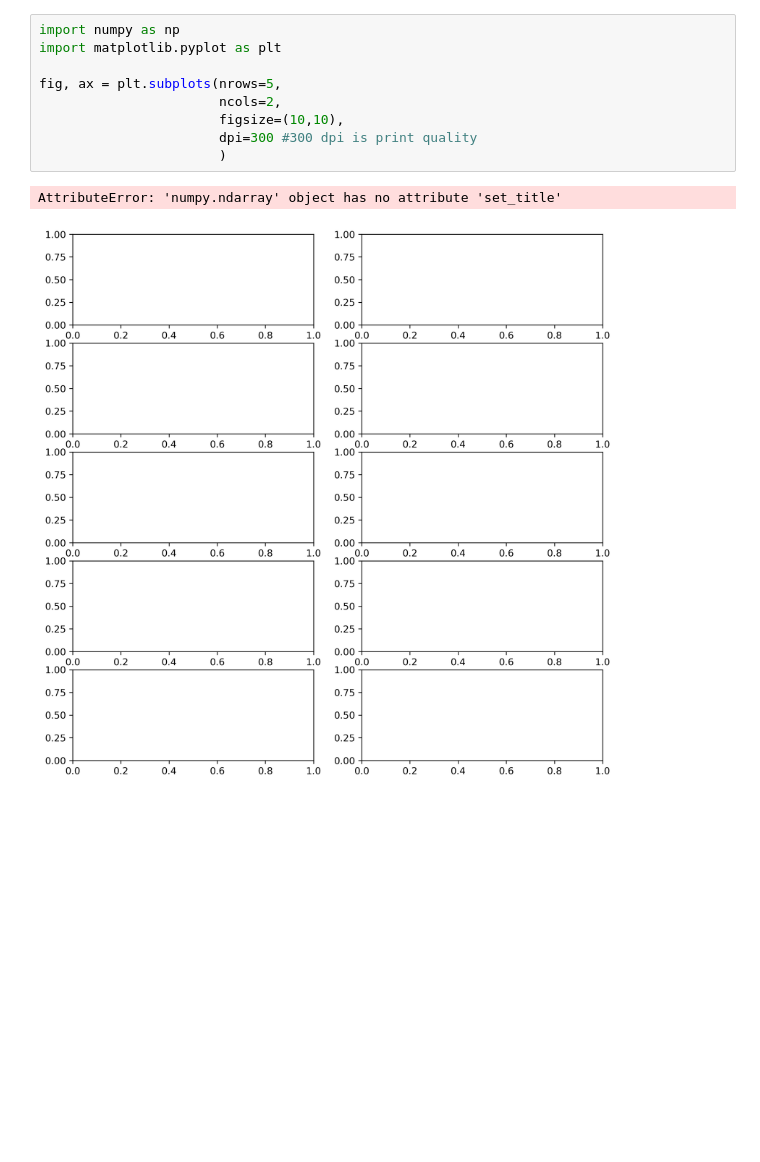
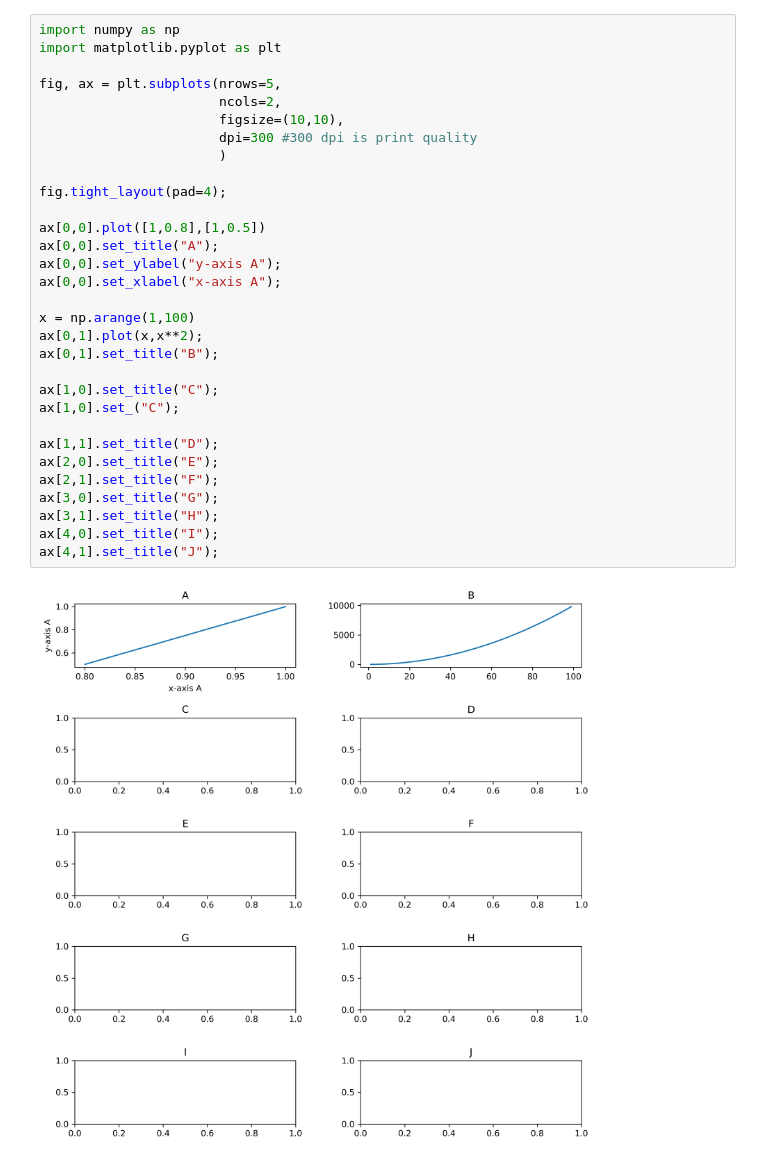
Before and after one commit to pedrohfm/dsnp, a Jupyter notebook: data-visualisation/intro-to-matplotlib.ipynb, the cells around one changed output. Saved outputs shown, nothing was run; the diff lists cells and outputs as text; blank space fills up the shorter version.

Commit message:
intro to matplotlib

```diff
--- a/data-visualisation/intro-to-matplotlib.ipynb
+++ b/data-visualisation/intro-to-matplotlib.ipynb
@@ -1,12 +1,33 @@
-# %%
-import numpy as np
-import matplotlib.pyplot as plt
-
-fig, ax = plt.subplots(nrows=5,
-                       ncols=2,
-                       figsize=(10,10),
-                       dpi=300 #300 dpi is print quality
-                       )
-# %% [output]
-AttributeError: 'numpy.ndarray' object has no attribute 'set_title'
-[figure, removed]
+# %%
+import numpy as np
+import matplotlib.pyplot as plt
+
+fig, ax = plt.subplots(nrows=5,
+                       ncols=2,
+                       figsize=(10,10),
+                       dpi=300 #300 dpi is print quality
+                       )
+
+fig.tight_layout(pad=4);
+
+ax[0,0].plot([1,0.8],[1,0.5])
+ax[0,0].set_title("A");
+ax[0,0].set_ylabel("y-axis A");
+ax[0,0].set_xlabel("x-axis A");
+
+x = np.arange(1,100)
+ax[0,1].plot(x,x**2);
+ax[0,1].set_title("B");
+
+ax[1,0].set_title("C");
+ax[1,0].set_("C");
+
+ax[1,1].set_title("D");
+ax[2,0].set_title("E");
+ax[2,1].set_title("F");
+ax[3,0].set_title("G");
+ax[3,1].set_title("H");
+ax[4,0].set_title("I");
+ax[4,1].set_title("J");
+# %% [output]
+[figure, added]
```
